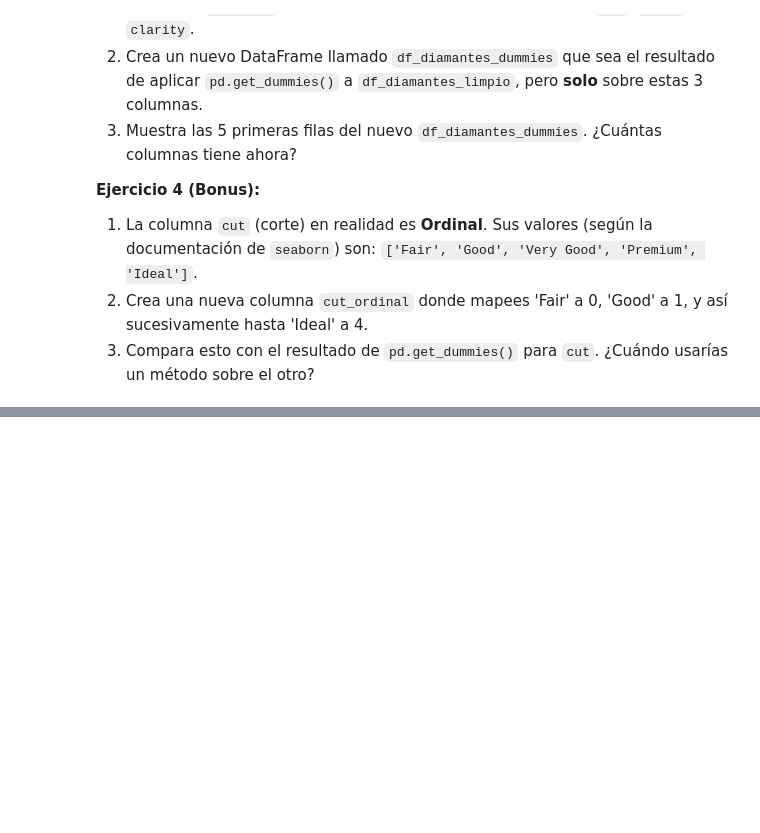
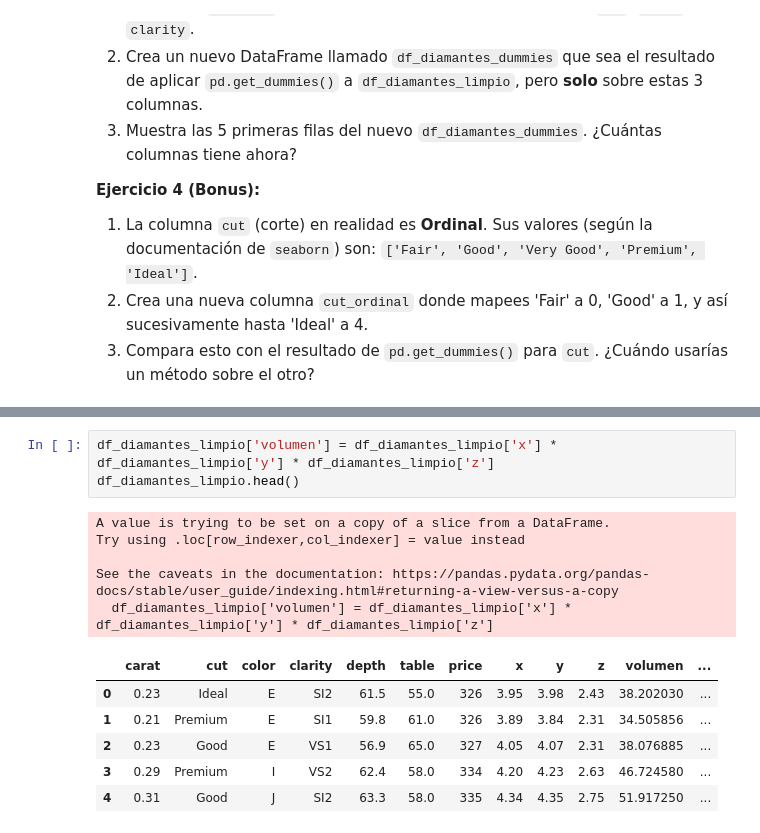
Before and after one commit to Alberto-1985/CEDAPY_25_26, a Jupyter notebook: ANALISIS_DATOS_PYTHON/NOTEBOOKS/5101_UT-3_Limpieza_y_estandarizacion.ipynb, the cells around one changed output, grey strips where cells are left out. Drawn from its saved outputs; the diff is of its cells as text; blank space fills up the shorter version.

```diff
--- a/ANALISIS_DATOS_PYTHON/NOTEBOOKS/5101_UT-3_Limpieza_y_estandarizacion.ipynb
+++ b/ANALISIS_DATOS_PYTHON/NOTEBOOKS/5101_UT-3_Limpieza_y_estandarizacion.ipynb
@@ -694,0 +720,15 @@ df_final.head()
+# %%
+df_diamantes_limpio['volumen'] = df_diamantes_limpio['x'] * df_diamantes_limpio['y'] * df_diamantes_limpio['z']
+df_diamantes_limpio.head()
+# %% [output]
+A value is trying to be set on a copy of a slice from a DataFrame.
+Try using .loc[row_indexer,col_indexer] = value instead
+
+See the caveats in the documentation: https://pandas.pydata.org/pandas-docs/stable/user_guide/indexing.html#returning-a-view-versus-a-copy
+  df_diamantes_limpio['volumen'] = df_diamantes_limpio['x'] * df_diamantes_limpio['y'] * df_diamantes_limpio['z']
+|  | carat | cut | color | clarity | depth | table | price | x | y | z | volumen | ... |
+| 0 | 0.23 | Ideal | E | SI2 | 61.5 | 55.0 | 326 | 3.95 | 3.98 | 2.43 | 38.202030 | ... |
+| 1 | 0.21 | Premium | E | SI1 | 59.8 | 61.0 | 326 | 3.89 | 3.84 | 2.31 | 34.505856 | ... |
+| 2 | 0.23 | Good | E | VS1 | 56.9 | 65.0 | 327 | 4.05 | 4.07 | 2.31 | 38.076885 | ... |
+| 3 | 0.29 | Premium | I | VS2 | 62.4 | 58.0 | 334 | 4.20 | 4.23 | 2.63 | 46.724580 | ... |
+| 4 | 0.31 | Good | J | SI2 | 63.3 | 58.0 | 335 | 4.34 | 4.35 | 2.75 | 51.917250 | ... |
```
Also changed, not shown: parts of 7 cells of this notebook, 1 other file.
